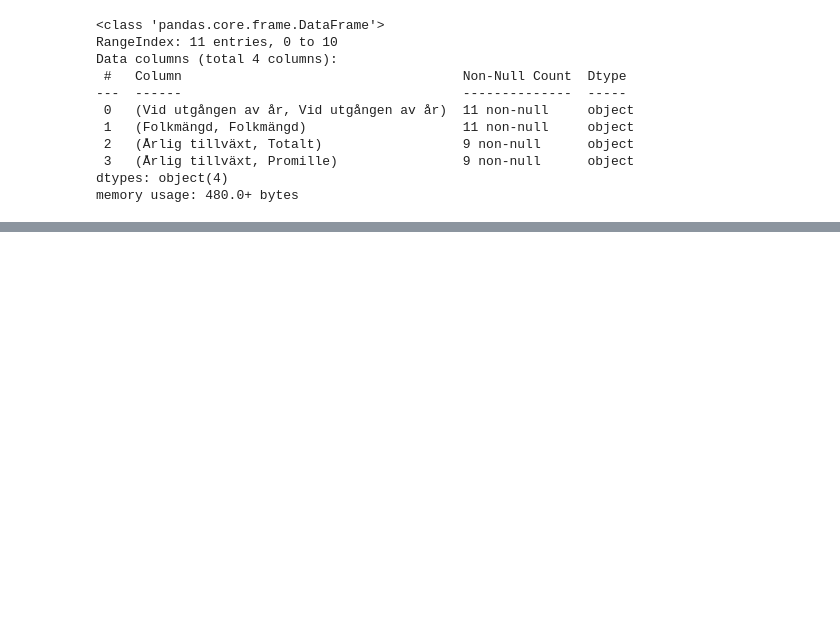
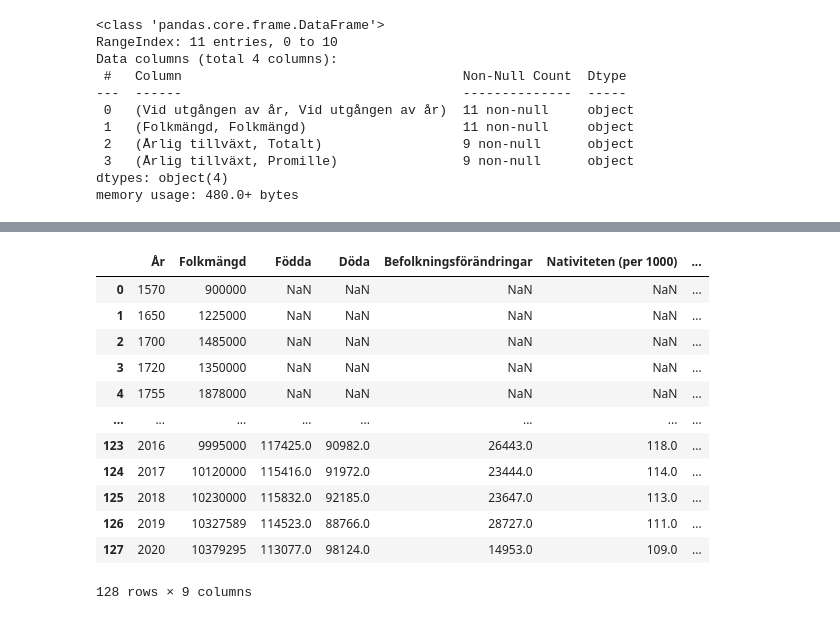
Before and after one commit to AmalDerbali/Databehandling_AmalDerbali, a Jupyter notebook: Exercises/E02_merging.ipynb, the cells around one changed output, grey strips where cells are left out. Cells and saved outputs as stored; diff of their text form; code cells hidden in the pictures; blank space fills up the shorter version.

```diff
--- a/Exercises/E02_merging.ipynb
+++ b/Exercises/E02_merging.ipynb
@@ -113,0 +177,17 @@ memory usage: 480.0+ bytes
+# %%
+demo = pd.concat([older_demography, demography]).reset_index(drop=True)
+demo
+# %% [output]
+|  | År | Folkmängd | Födda | Döda | Befolkningsförändringar | Nativiteten (per 1000) | ... |
+| 0 | 1570 | 900000 | NaN | NaN | NaN | NaN | ... |
+| 1 | 1650 | 1225000 | NaN | NaN | NaN | NaN | ... |
+| 2 | 1700 | 1485000 | NaN | NaN | NaN | NaN | ... |
+| 3 | 1720 | 1350000 | NaN | NaN | NaN | NaN | ... |
+| 4 | 1755 | 1878000 | NaN | NaN | NaN | NaN | ... |
+| ... | ... | ... | ... | ... | ... | ... | ... |
+| 123 | 2016 | 9995000 | 117425.0 | 90982.0 | 26443.0 | 118.0 | ... |
+| 124 | 2017 | 10120000 | 115416.0 | 91972.0 | 23444.0 | 114.0 | ... |
+| 125 | 2018 | 10230000 | 115832.0 | 92185.0 | 23647.0 | 113.0 | ... |
+| 126 | 2019 | 10327589 | 114523.0 | 88766.0 | 28727.0 | 111.0 | ... |
+| 127 | 2020 | 10379295 | 113077.0 | 98124.0 | 14953.0 | 109.0 | ... |
+128 rows × 9 columns
```
Also changed, not shown: parts of 29 cells of this notebook.
